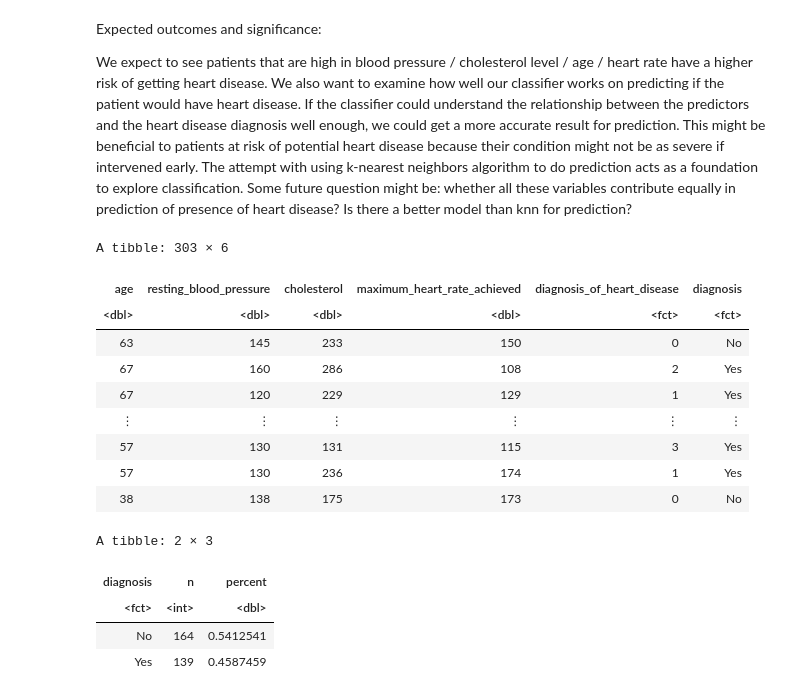
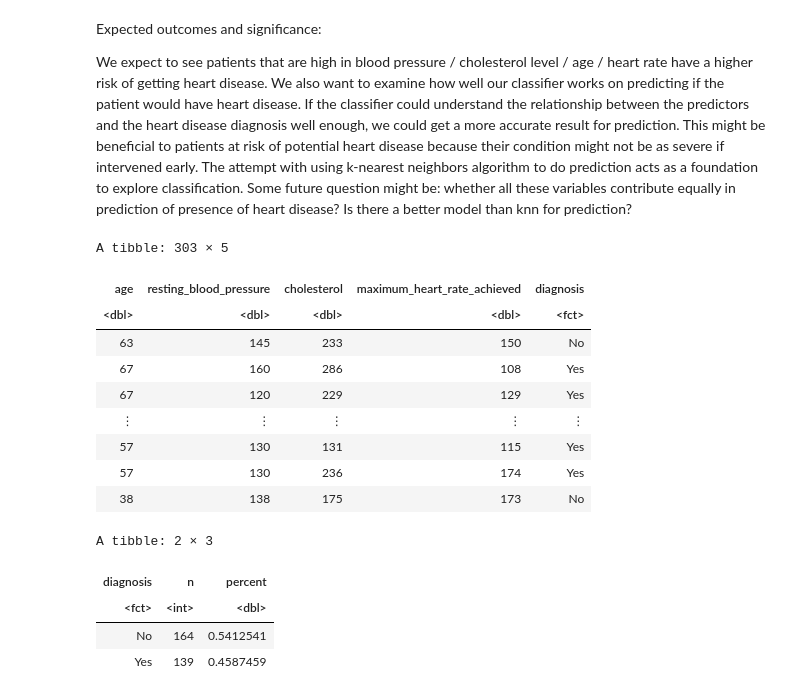
Before and after one commit to GloriaYi/dsci-100-2023w1-group41, a Jupyter notebook: Report.ipynb, the cells around one changed output. Cells and saved outputs as stored; diff of their text form; code cells hidden in the pictures.

```diff
--- a/Report.ipynb
+++ b/Report.ipynb
@@ -225,28 +225,29 @@ We expect to see patients that are high in blood pressure / cholesterol level /
 # %%
 heart_disease <- heart_disease |>
       mutate(diagnosis = case_when(
     diagnosis_of_heart_disease == "0" ~ 'No',
     TRUE ~ 'Yes'
   )) |>
-    mutate(diagnosis = as_factor(diagnosis))
+    mutate(diagnosis = as_factor(diagnosis)) |>
+    select(-diagnosis_of_heart_disease)
 heart_disease
 
-number <- heart_disease |>
+proportion <- heart_disease |>
   group_by(diagnosis) |>
   summarize(n = n(), percent = n / nrow(heart_disease))
 
-number
+proportion
 # %% [output]
-A tibble: 303 × 6
+A tibble: 303 × 5
-| age | resting_blood_pressure | cholesterol | maximum_heart_rate_achieved | diagnosis_of_heart_disease | diagnosis |
-| <dbl> | <dbl> | <dbl> | <dbl> | <fct> | <fct> |
-| 63 | 145 | 233 | 150 | 0 | No |
-| 67 | 160 | 286 | 108 | 2 | Yes |
-| 67 | 120 | 229 | 129 | 1 | Yes |
-| ⋮ | ⋮ | ⋮ | ⋮ | ⋮ | ⋮ |
-| 57 | 130 | 131 | 115 | 3 | Yes |
-| 57 | 130 | 236 | 174 | 1 | Yes |
-| 38 | 138 | 175 | 173 | 0 | No |
+| age | resting_blood_pressure | cholesterol | maximum_heart_rate_achieved | diagnosis |
+| <dbl> | <dbl> | <dbl> | <dbl> | <fct> |
+| 63 | 145 | 233 | 150 | No |
+| 67 | 160 | 286 | 108 | Yes |
+| 67 | 120 | 229 | 129 | Yes |
+| ⋮ | ⋮ | ⋮ | ⋮ | ⋮ |
+| 57 | 130 | 131 | 115 | Yes |
+| 57 | 130 | 236 | 174 | Yes |
+| 38 | 138 | 175 | 173 | No |
 A tibble: 2 × 3
 | diagnosis | n | percent |
 | <fct> | <int> | <dbl> |
```
Also changed, not shown: parts of 9 cells of this notebook.
